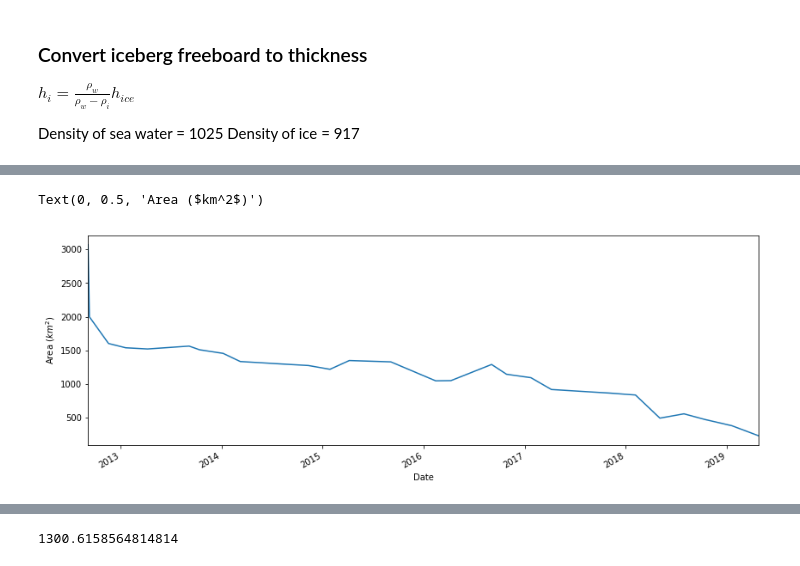
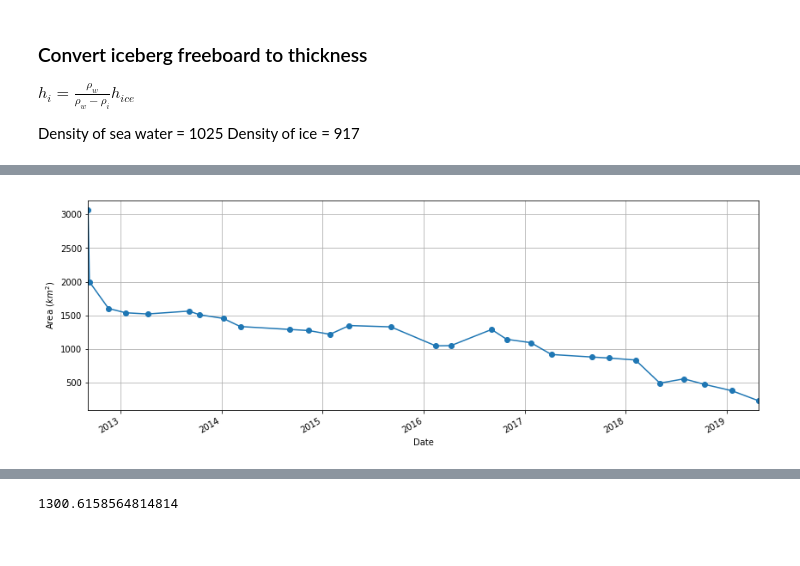
Before and after one commit to codeybear/Icebergs, a Jupyter notebook: Area vs Time Plot.ipynb, the cells around one changed output, grey strips where cells are left out. Saved outputs shown, nothing was run; the diff lists cells and outputs as text; code cells hidden in the pictures.

```diff
--- a/Area vs Time Plot.ipynb
+++ b/Area vs Time Plot.ipynb
@@ -39,7 +65,7 @@ df.head()
 # %%
-df.plot(x = 'datenormal', y = 'Area km2', figsize=(14,5), legend=None)
+df.plot(x = 'datenormal', y = 'Area km2', figsize=(14,5), legend=None, marker='o')
 plt.xlabel('Date')
 plt.ylabel('Area ($km^2$)')
+plt.grid()
 # %% [output]
-Text(0, 0.5, 'Area ($km^2$)')
-[figure, old version]
+[figure, new version]
```
Also changed, not shown: parts of 7 cells of this notebook, 2 other files.
